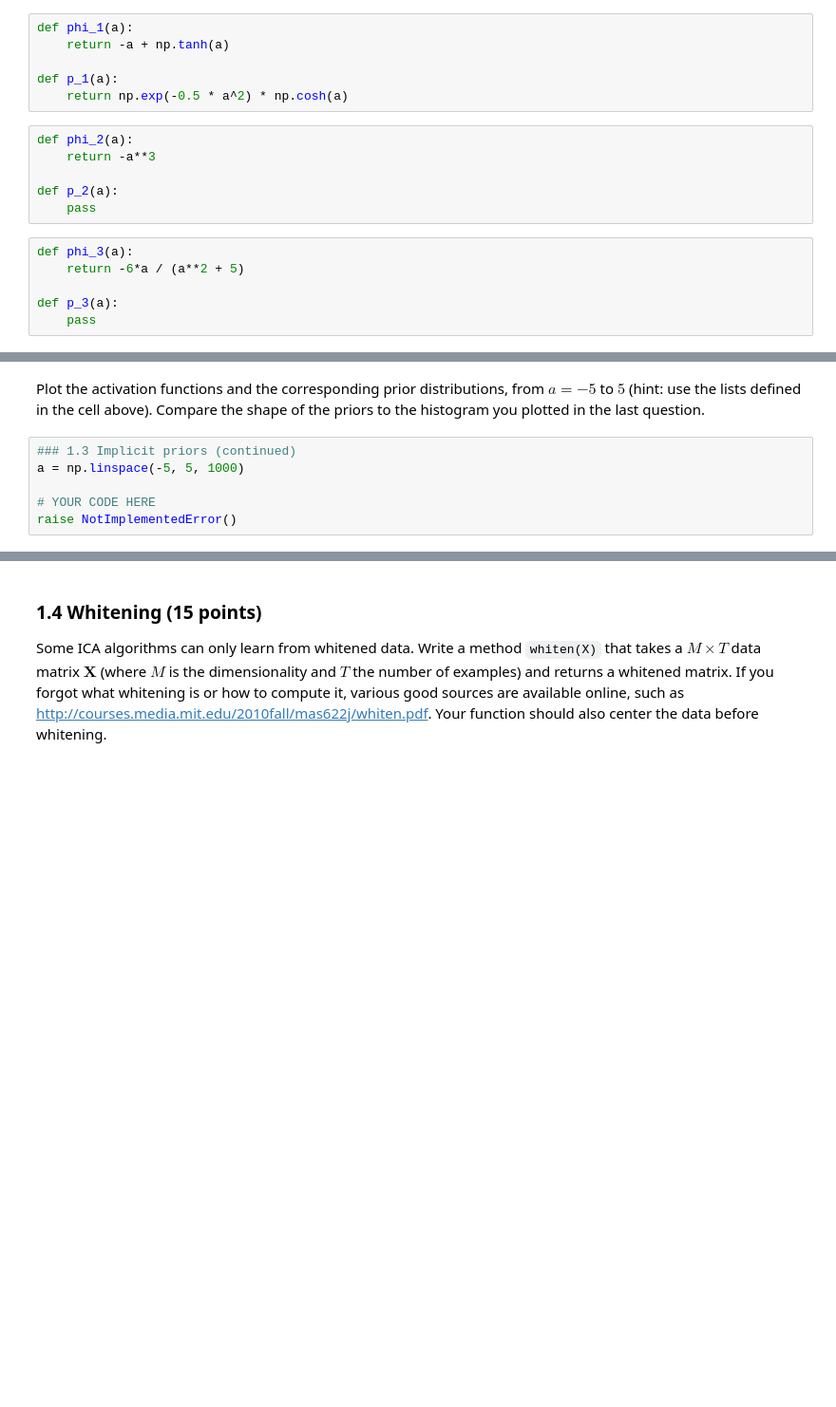
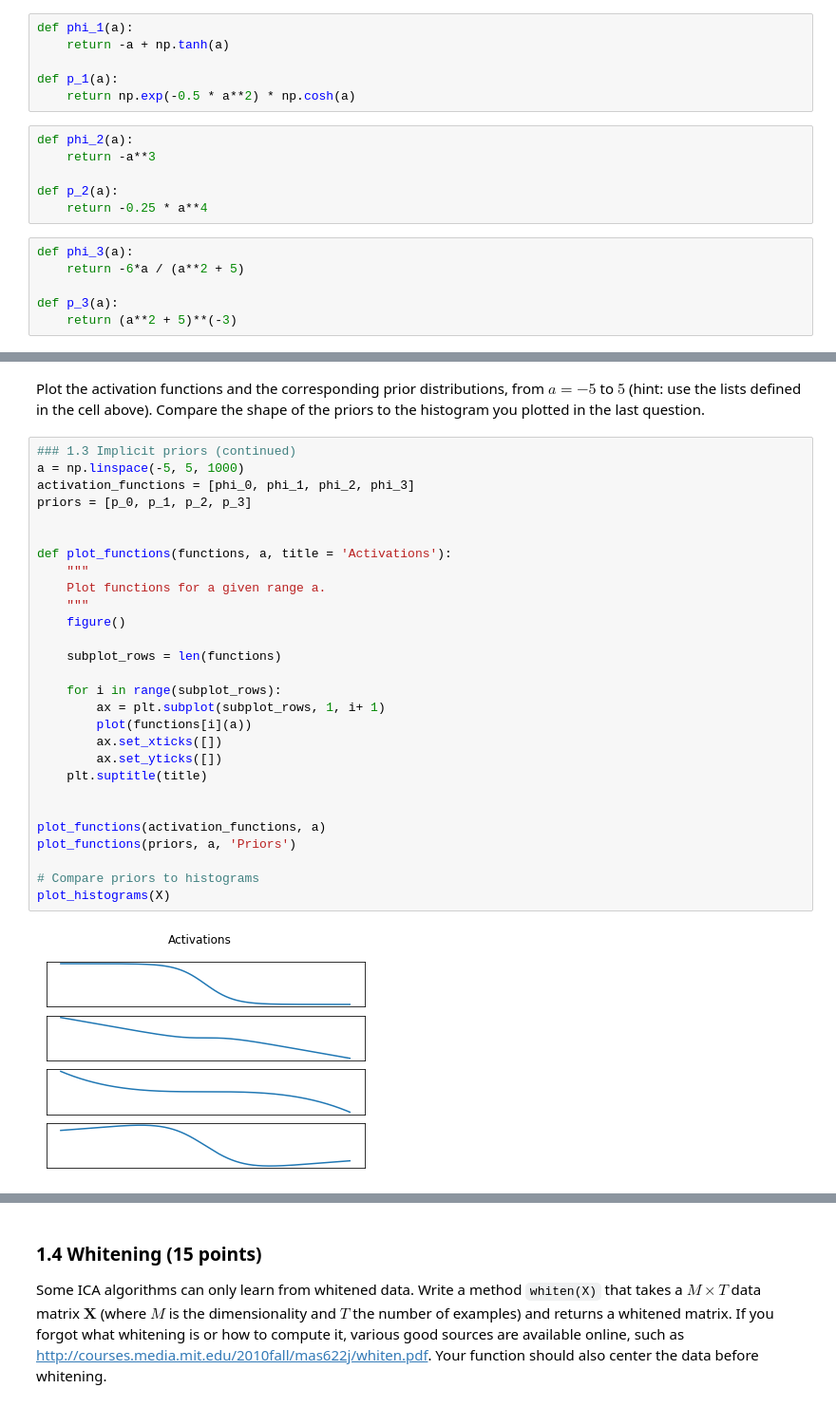
Before and after one commit to lennertjansen/ml2_labs, a Jupyter notebook: lab 1/lab1.ipynb, the cells around one changed output, grey strips where cells are left out. Shown: that part at 95% size. Drawn from its saved outputs; the diff is of its cells as text; blank space fills up the shorter version.

```diff
--- a/lab 1/lab1.ipynb
+++ b/lab 1/lab1.ipynb
@@ -179,19 +179,19 @@ def phi_1(a):
     return -a + np.tanh(a)
 
 def p_1(a):
-    return np.exp(-0.5 * a^2) * np.cosh(a)
+    return np.exp(-0.5 * a**2) * np.cosh(a)
 # %%
 def phi_2(a):
     return -a**3
 
 def p_2(a):
-    pass
+    return -0.25 * a**4
 # %%
 def phi_3(a):
     return -6*a / (a**2 + 5)
 
 def p_3(a):
-    pass
+    return (a**2 + 5)**(-3)
 # %%
 activation_functions = [phi_0, phi_1, phi_2, phi_3]
 priors = [p_0, p_1, p_2, p_3]
@@ -204,8 +202,32 @@ AttributeError: 'NoneType' object has no attribute 'shape'
 # %% [markdown]
 Plot the activation functions and the corresponding prior distributions, from $a = -5$ to $5$ (hint: use the lists defined in the cell above). Compare the shape of the priors to the histogram you plotted in the last question.
-# %%
-### 1.3 Implicit priors (continued)
-a = np.linspace(-5, 5, 1000)
-
-# YOUR CODE HERE
-raise NotImplementedError()
+# %%
+### 1.3 Implicit priors (continued)
+a = np.linspace(-5, 5, 1000)
+activation_functions = [phi_0, phi_1, phi_2, phi_3]
+priors = [p_0, p_1, p_2, p_3]
+
+
+def plot_functions(functions, a, title = 'Activations'):
+    """
+    Plot functions for a given range a.
+    """
+    figure()
+
+    subplot_rows = len(functions)
+
+    for i in range(subplot_rows):
+        ax = plt.subplot(subplot_rows, 1, i+ 1)
+        plot(functions[i](a))
+        ax.set_xticks([])
+        ax.set_yticks([])
+    plt.suptitle(title)
+
+
+plot_functions(activation_functions, a)
+plot_functions(priors, a, 'Priors')
+
+# Compare priors to histograms
+plot_histograms(X)
+# %% [output]
+[figure, added]
```
Also changed, not shown: parts of 7 cells of this notebook.
